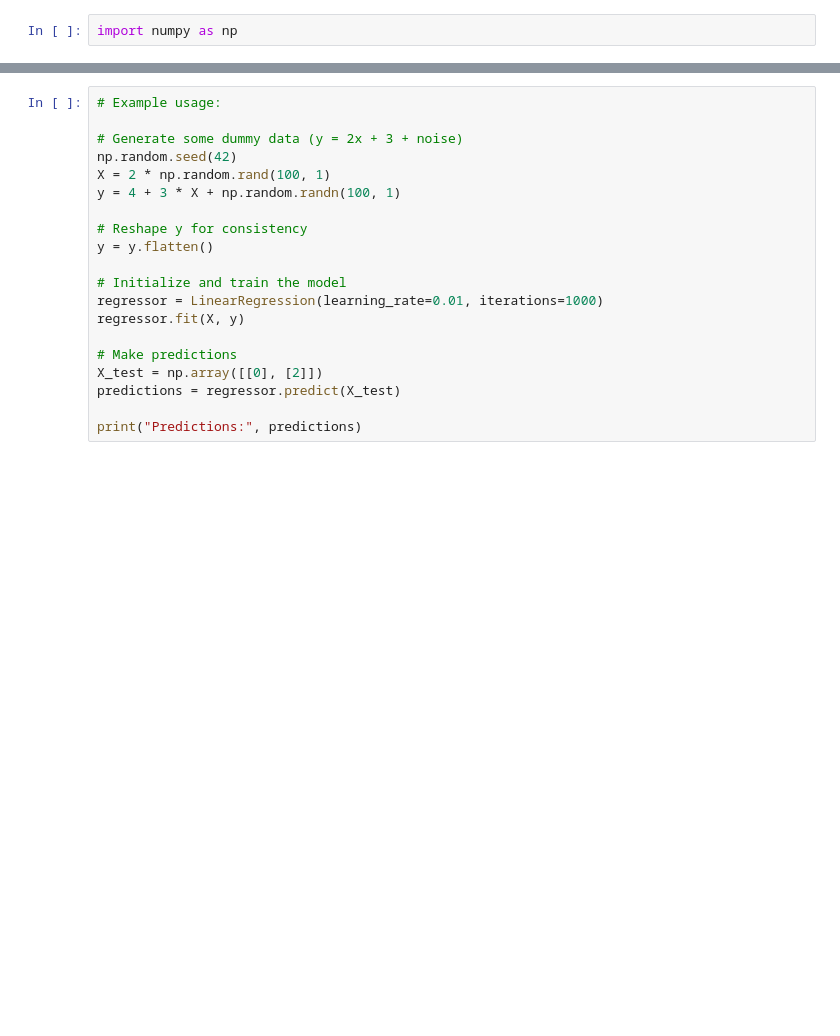
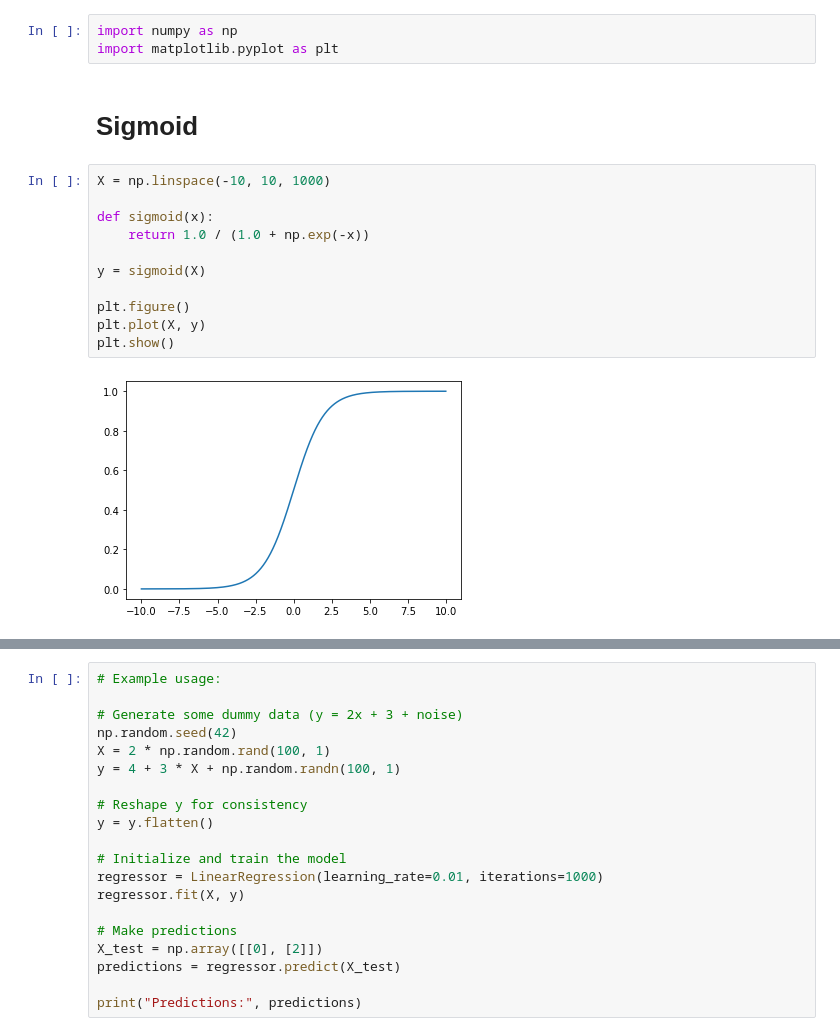
Before and after one commit to yunchengwang/algo, a Jupyter notebook: ml.ipynb, the cells around one changed output, grey strips where cells are left out. Drawn from its saved outputs; the diff is of its cells as text; blank space fills up the shorter version.

```diff
--- a/ml.ipynb
+++ b/ml.ipynb
@@ -1,2 +1,18 @@
 # %%
 import numpy as np
+import matplotlib.pyplot as plt
+# %% [markdown]
+# Sigmoid
+# %%
+X = np.linspace(-10, 10, 1000)
+
+def sigmoid(x):
+    return 1.0 / (1.0 + np.exp(-x))
+
+y = sigmoid(X)
+
+plt.figure()
+plt.plot(X, y)
+plt.show()
+# %% [output]
+[figure, added]
```
Also changed, not shown: parts of 11 cells of this notebook, 4 other files.
